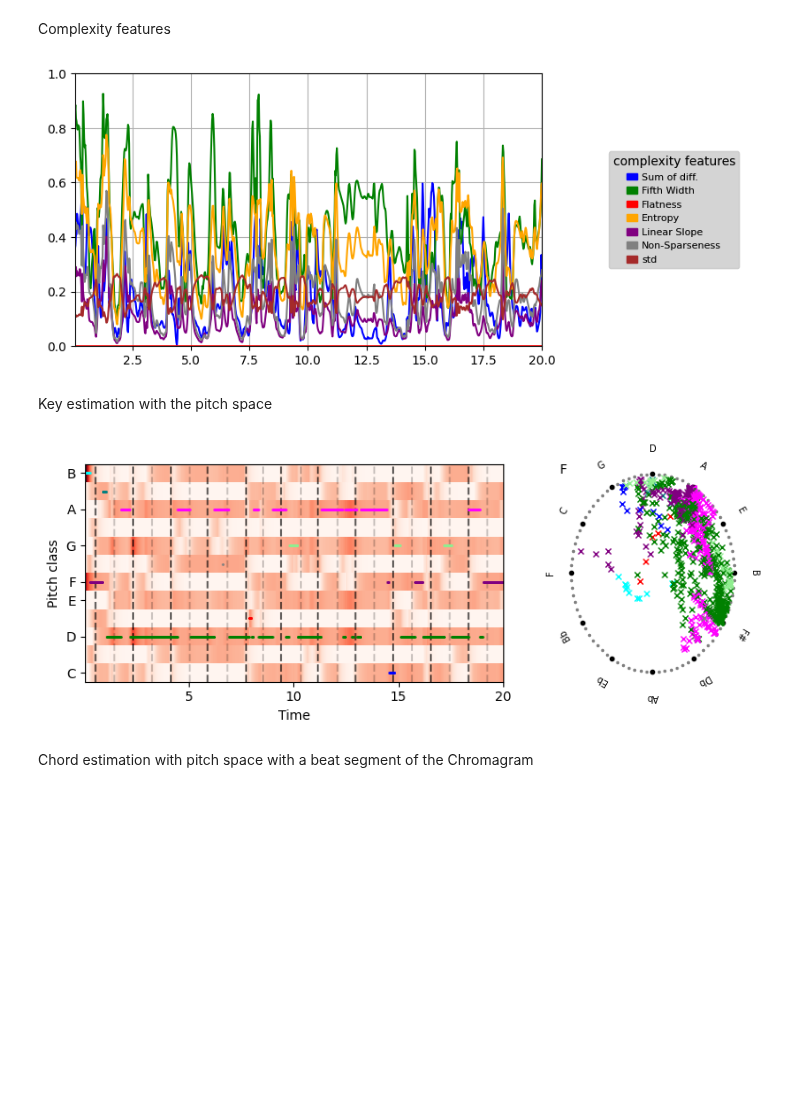
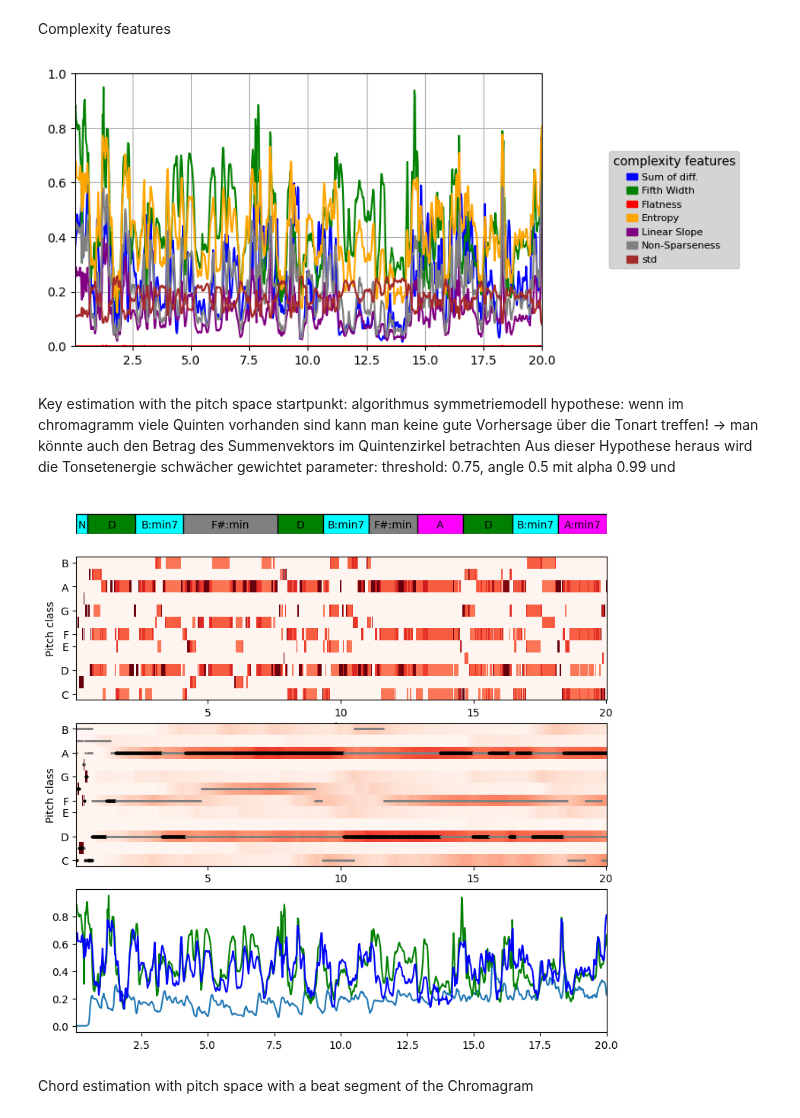
Before and after one commit to Maushax-jpg/chord-recognition, a Jupyter notebook: feature_evaluation.ipynb, the cells around one changed output. Saved outputs shown, nothing was run; the diff lists cells and outputs as text; code cells hidden in the pictures; blank space fills up the shorter version.

Commit message:
key estimation
worked out parameters for pitch class filtering

```diff
--- a/feature_evaluation.ipynb
+++ b/feature_evaluation.ipynb
@@ -20,10 +20,11 @@ path = "/home/max/ET-TI/Masterarbeit/mirdata/beatles/"
 title = "10CD1_-_The_Beatles/CD1_-_17_-_Julia"
 
 y,sr = librosa.load(path+"/audio/"+title+".wav",mono=True,offset=start,duration=stop-start,sr=22050)
+y = y / np.max(y)
 target = mir_eval.io.load_labeled_intervals(path+"/annotations/chordlab/The Beatles/"+title+".lab",' ','#')
-
 t, chroma = features.crpChroma(y,nCRP=22)
-beattracking = True
+rms = features.rms(y)
+beattracking = False
 try:
     if beattracking and not downbeats:
         downbeats, upbeats = features.madmom_beats(path+"/audio/"+title+".wav",2)
@@ -54,27 +55,55 @@ complexity_features = [
 fig,ax = plt.subplots(1,2,width_ratios=(7.5,2.5),figsize=(10,4))
 utilities.plotComplexityFeatures(ax[0],ax[1],t,complexity_features)
 # %% [output]
-[figure, old version]
+[figure, new version]
-# %% [markdown]
-Key estimation with the pitch space
+# %% [markdown]
+Key estimation with the pitch space
+startpunkt: algorithmus symmetriemodell
+hypothese: wenn im chromagramm viele Quinten vorhanden sind kann man keine gute Vorhersage über die Tonart treffen!
+-> man könnte auch den Betrag des Summenvektors im Quintenzirkel betrachten
+Aus dieser Hypothese heraus wird die Tonsetenergie schwächer gewichtet
+parameter: threshold: 0.75, angle 0.5 mit alpha 0.99 und
 # %%
 r_F,_,_,_ = pitchspace.transformChroma(chroma)
-pc_energy = pitchspace.getPitchClassEnergyProfile(chroma,threshold=0.6,angle_weight=0.8)
-pc_energy_filtered = pitchspace.filterPitchClassEnergy(pc_energy,alpha=.9)
-keys = np.argmax(pc_energy_filtered,axis=1)
-fig,ax = plt.subplots(1,2,width_ratios=(7,3),figsize=(9,3))
+pc_energy = pitchspace.getPitchClassEnergyProfile(chroma,threshold=0.75,angle_weight=0.5)
+# pc_energy_2 = pitchspace.getPitchClassEnergyProfile(chroma,threshold=0.7,angle_weight=0.7)
+# pc_energy += pc_energy_2 / 2
+# dampen values with a high fifth width
+alpha_vector = np.ones_like(complexity_features[1]) * 0.99
+index = complexity_features[1] > 0.66
+if index.any():
+    alpha_vector[index] = 1
+index = rms < 0.01
+if index.any():
+    alpha_vector[index] = 0
+pc_energy_filtered = np.zeros_like(pc_energy)
+pc_energy_filtered[0,:] = pc_energy[0,:]
+for i in range(1,pc_energy.shape[0]):
+    pc_energy_filtered[i,:] = alpha_vector[i] * pc_energy_filtered[i-1,:] + (1-alpha_vector[i]) * pc_energy[i,:]
+
+keys = np.argsort(pc_energy_filtered,axis=1)[:,-3:]
+max_key = np.argmax(pc_energy_filtered,axis=1)
+fig,ax = plt.subplots(4,1,height_ratios=(1,5,5,5),figsize=(9,9))
+utilities.plotChordAnnotations(ax[0],target,(start,stop))
+utilities.plotChromagram(ax[1],t,pc_energy,downbeats,upbeats)
 # pitch class energy can conveniently be visualized with the plotChromagram function
-utilities.plotChromagram(ax[0],t,pc_energy_filtered,downbeats,upbeats)
-
-pitchspace.plotCircleF(ax[1])
+utilities.plotChromagram(ax[2],t,pc_energy_filtered,downbeats,upbeats)
+#pitchspace.plotCircleF(ax[1])
 colors = ["blue","lightblue", "green", "red", "orange", "purple", "grey", "lightgreen","brown", "magenta", "teal","cyan"]
 for i in range(r_F.shape[0]):
     # rotate vector for plot
-    z = r_F[i] * 1j
-    ax[0].plot(t[i],keys[i],'o',color=colors[keys[i]], markersize=1)
-    ax[1].plot(z.real, z.imag, "x", color = colors[keys[i]],markersize=4)
+    #z = r_F[i] * 1j
+    ax[2].plot(t[i],keys[i,0],'o',color='grey', markersize=1)
+    ax[2].plot(t[i],keys[i,1],'o',color='grey', markersize=1)
+    ax[2].plot(t[i],keys[i,2],'o',color='grey', markersize=1)
+    ax[2].plot(t[i],max_key[i],'ok',markersize=2)
+    #ax[1].plot(z.real, z.imag, "x", color = colors[keys[i]],markersize=4)
+ax[3].plot(t,rms)
+ax[3].plot(t,complexity_features[1],'g')
+ax[3].plot(t,complexity_features[3],'b')
+ax[3].set_xlim(t[0],t[-1]);
 # %% [output]
-[figure, old version]
+[figure, new version]
 # %% [markdown]
 Chord estimation with pitch space with a beat segment of the Chromagram
 # %%
```
Also changed, not shown: parts of 2 cells of this notebook.
